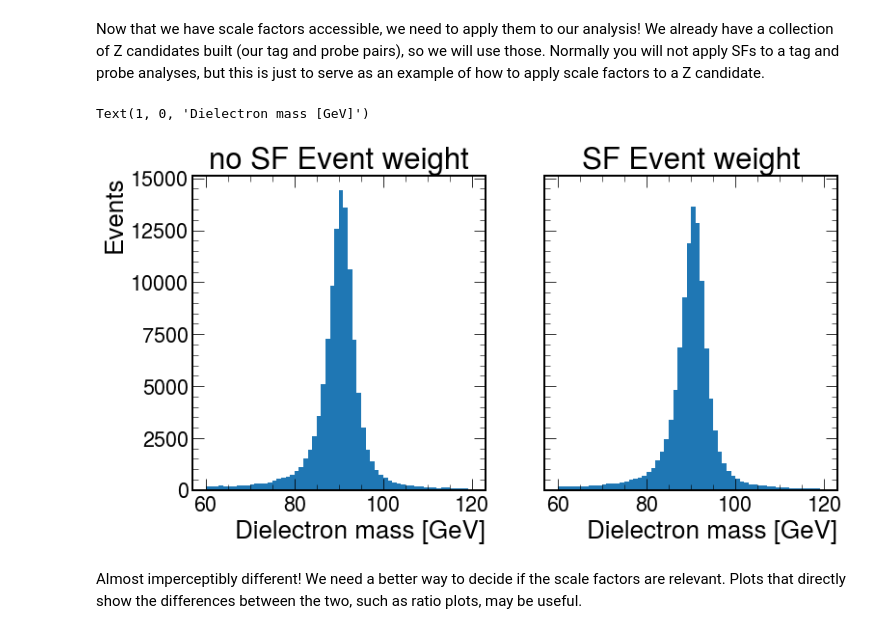
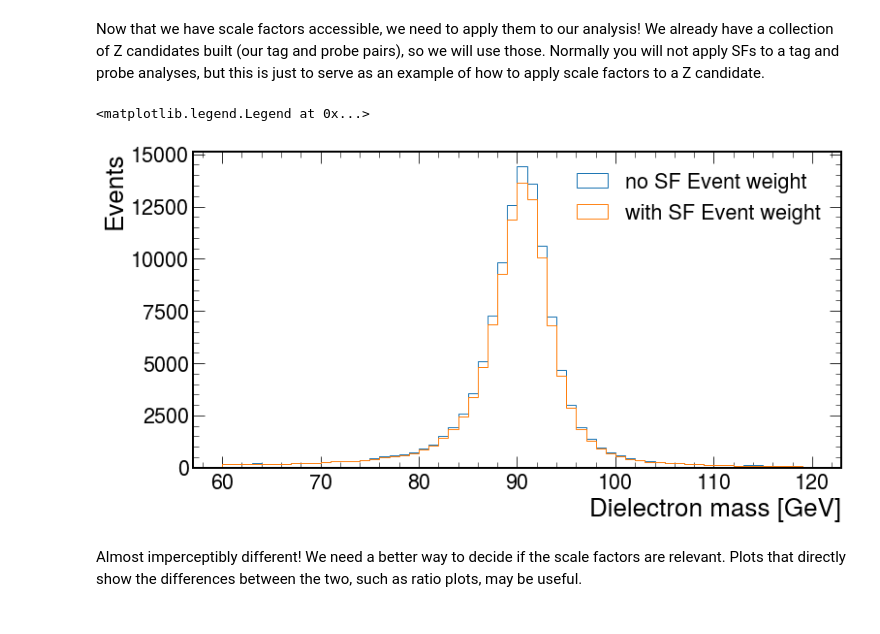
Before and after one commit to FNALLPC/egamma-hats, a Jupyter notebook: exercise-2.ipynb, the cells around one changed output. Saved outputs shown, nothing was run; the diff lists cells and outputs as text; code cells hidden in the pictures.

```diff
--- a/exercise.ipynb
+++ b/exercise-2.ipynb
@@ -545,25 +555,22 @@ evaluator = CorrectionSet.from_file("/cvmfs/cms.cern.ch/rsync/cms-nanoAOD/jsonpo
 Now that we have scale factors accessible, we need to apply them to our analysis! We already have a collection of Z candidates built (our tag and probe pairs), so we will use those. Normally you will not apply SFs to a tag and probe analyses, but this is just to serve as an example of how to apply scale factors to a Z candidate.
 # %%
 #Get the ID scale factor for each electron in the pair
-sfel1 = evaluator["UL-Electron-ID-SF"].evaluate("2018", "sf", "Tight", zcands.tag.eta, zcands.tag.pt)
-sfel2 = evaluator["UL-Electron-ID-SF"].evaluate("2018", "sf", "Loose", zcands.probe.eta, zcands.probe.pt)
+sfel1 = evaluator["UL-Electron-ID-SF"].evaluate("2018", "sf", "Tight", zcands.tag.eta.to_numpy(), zcands.tag.pt.to_numpy())
+sfel2 = evaluator["UL-Electron-ID-SF"].evaluate("2018", "sf", "Loose", zcands.probe.eta.to_numpy(), zcands.probe.pt.to_numpy())
 
 sftot = sfel1 * sfel2
 
 #Apply the weights to the 'Good probes' Z mass peak
-fig, (axunw, axw) = plt.subplots(1, 2, sharey = True, figsize = (12, 6))
+fig, ax = plt.subplots(figsize = (12, 6))
 mbins = np.linspace(60, 120, 61)
 
-axunw.hist(mass[goodprobe], bins = mbins)
-axunw.set_title('no SF Event weight')
-axunw.set_ylabel('Events')
-axunw.set_xlabel('Dielectron mass [GeV]')
-
-axw.hist(mass[goodprobe], bins = mbins, weights = sftot[goodprobe])
-axw.set_title('SF Event weight')
-axw.set_xlabel('Dielectron mass [GeV]')
+ax.hist(mass[goodprobe], bins = mbins,label="no SF Event weight",histtype='step')
+ax.hist(mass[goodprobe], bins = mbins, weights = sftot[goodprobe],label="with SF Event weight",histtype='step')
+ax.set_ylabel('Events')
+ax.set_xlabel('Dielectron mass [GeV]')
+ax.legend()
 # %% [output]
-Text(1, 0, 'Dielectron mass [GeV]')
+<matplotlib.legend.Legend at 0x...>
-[figure, old version]
+[figure, new version]
 # %% [markdown]
 Almost imperceptibly different! We need a better way to decide if the scale factors are relevant. Plots that directly show the differences between the two, such as ratio plots, may be useful.
```
Also changed, not shown: parts of 5 cells of this notebook, 31 other files.
